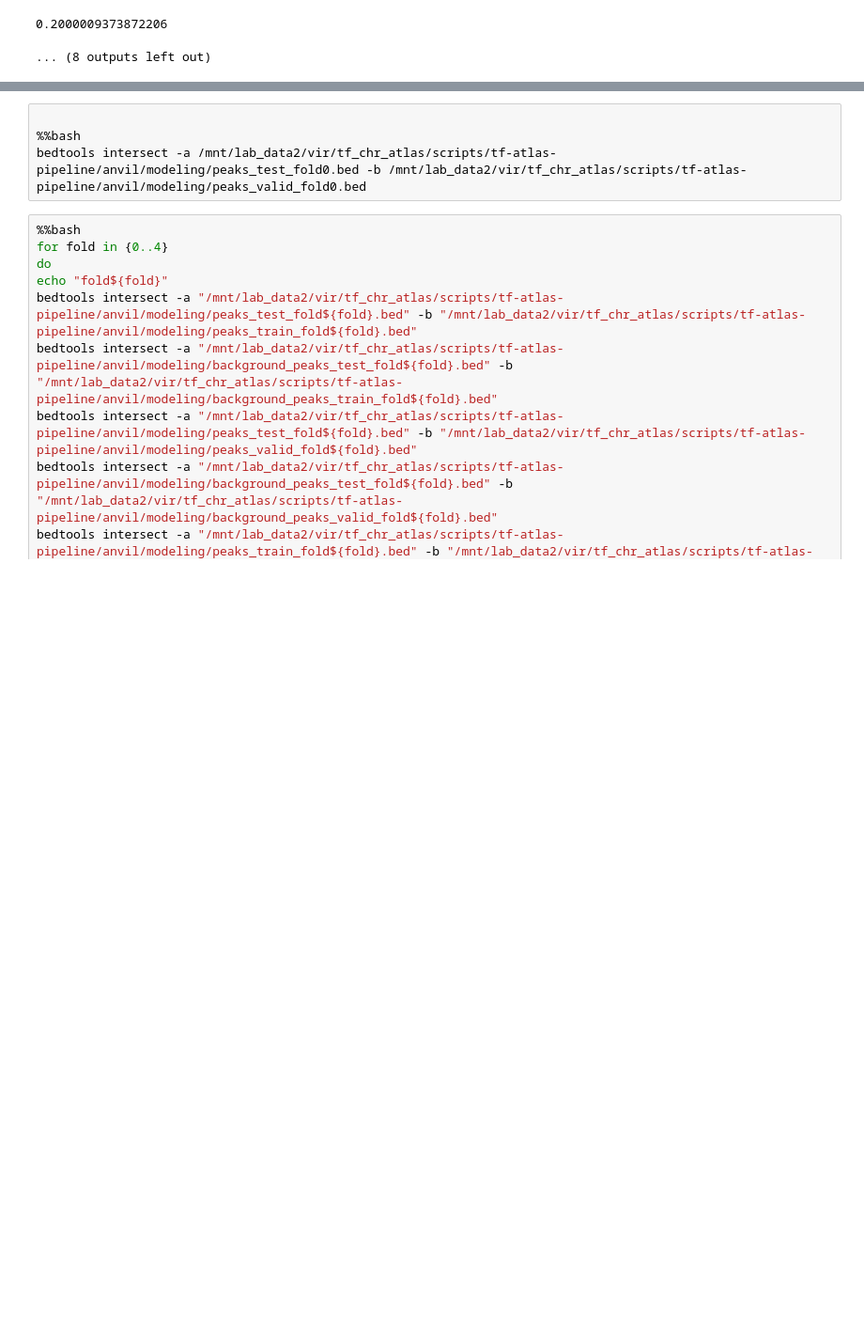
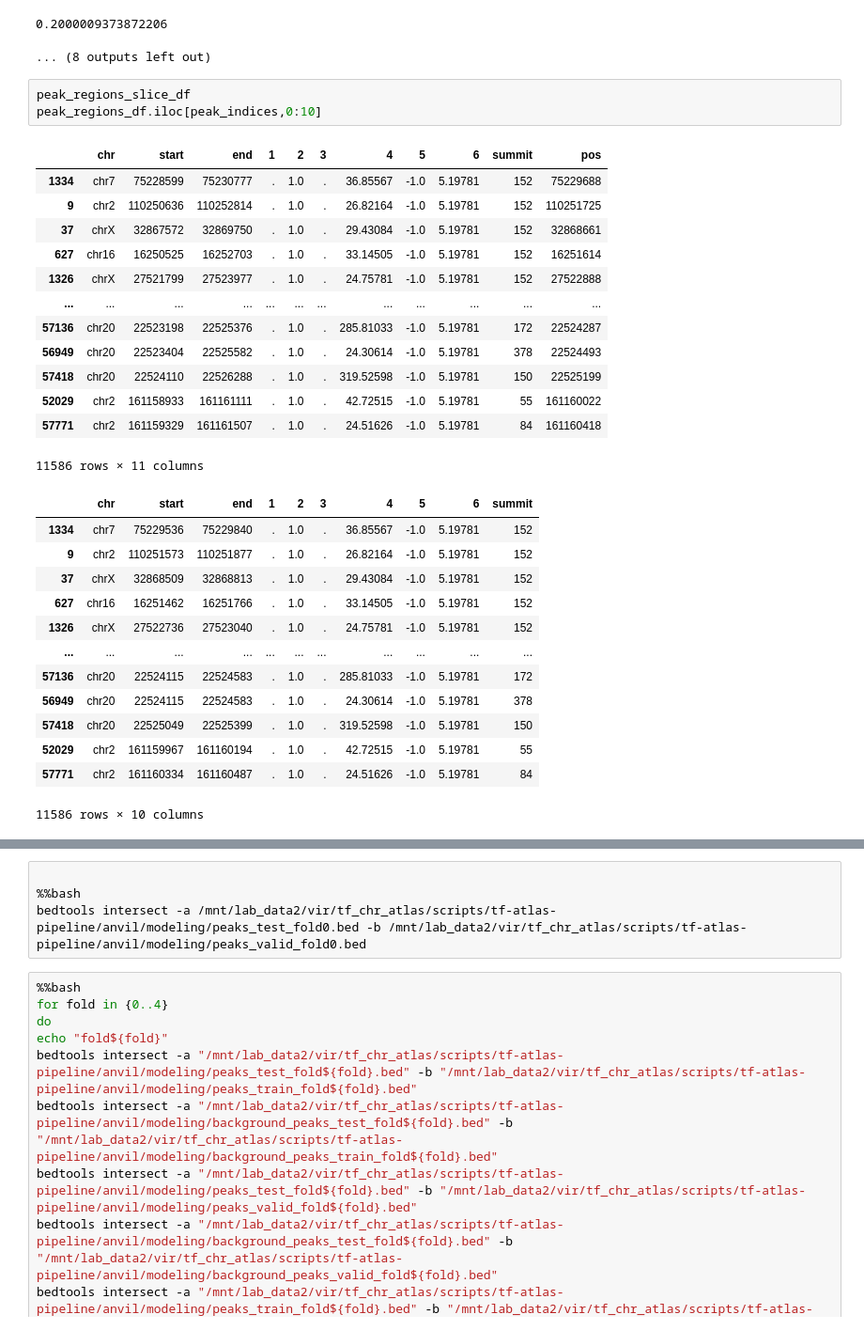
Before and after one commit to viramalingam/tf-atlas-pipeline, a Jupyter notebook: anvil/modeling/peak_wise_training_splits.ipynb, the cells around one changed output, grey strips where cells are left out. Shown: that part at 94% size. Drawn from its saved outputs; the diff is of its cells as text; blank space fills up the shorter version.

```diff
--- a/anvil/modeling/peak_wise_training_splits.ipynb
+++ b/anvil/modeling/peak_wise_training_splits.ipynb
@@ -131,3 +131,33 @@ fold: 2
 0.2000009373872206
 0.2000009373872206
 ... (8 outputs left out)
+# %%
+peak_regions_slice_df
+peak_regions_df.iloc[peak_indices,0:10]
+# %% [output]
+|  | chr | start | end | 1 | 2 | 3 | 4 | 5 | 6 | summit | pos |
+| 1334 | chr7 | 75228599 | 75230777 | . | 1.0 | . | 36.85567 | -1.0 | 5.19781 | 152 | 75229688 |
+| 9 | chr2 | 110250636 | 110252814 | . | 1.0 | . | 26.82164 | -1.0 | 5.19781 | 152 | 110251725 |
+| 37 | chrX | 32867572 | 32869750 | . | 1.0 | . | 29.43084 | -1.0 | 5.19781 | 152 | 32868661 |
+| 627 | chr16 | 16250525 | 16252703 | . | 1.0 | . | 33.14505 | -1.0 | 5.19781 | 152 | 16251614 |
+| 1326 | chrX | 27521799 | 27523977 | . | 1.0 | . | 24.75781 | -1.0 | 5.19781 | 152 | 27522888 |
+| ... | ... | ... | ... | ... | ... | ... | ... | ... | ... | ... | ... |
+| 57136 | chr20 | 22523198 | 22525376 | . | 1.0 | . | 285.81033 | -1.0 | 5.19781 | 172 | 22524287 |
+| 56949 | chr20 | 22523404 | 22525582 | . | 1.0 | . | 24.30614 | -1.0 | 5.19781 | 378 | 22524493 |
+| 57418 | chr20 | 22524110 | 22526288 | . | 1.0 | . | 319.52598 | -1.0 | 5.19781 | 150 | 22525199 |
+| 52029 | chr2 | 161158933 | 161161111 | . | 1.0 | . | 42.72515 | -1.0 | 5.19781 | 55 | 161160022 |
+| 57771 | chr2 | 161159329 | 161161507 | . | 1.0 | . | 24.51626 | -1.0 | 5.19781 | 84 | 161160418 |
+11586 rows × 11 columns
+|  | chr | start | end | 1 | 2 | 3 | 4 | 5 | 6 | summit |
+| 1334 | chr7 | 75229536 | 75229840 | . | 1.0 | . | 36.85567 | -1.0 | 5.19781 | 152 |
+| 9 | chr2 | 110251573 | 110251877 | . | 1.0 | . | 26.82164 | -1.0 | 5.19781 | 152 |
+| 37 | chrX | 32868509 | 32868813 | . | 1.0 | . | 29.43084 | -1.0 | 5.19781 | 152 |
+| 627 | chr16 | 16251462 | 16251766 | . | 1.0 | . | 33.14505 | -1.0 | 5.19781 | 152 |
+| 1326 | chrX | 27522736 | 27523040 | . | 1.0 | . | 24.75781 | -1.0 | 5.19781 | 152 |
+| ... | ... | ... | ... | ... | ... | ... | ... | ... | ... | ... |
+| 57136 | chr20 | 22524115 | 22524583 | . | 1.0 | . | 285.81033 | -1.0 | 5.19781 | 172 |
+| 56949 | chr20 | 22524115 | 22524583 | . | 1.0 | . | 24.30614 | -1.0 | 5.19781 | 378 |
+| 57418 | chr20 | 22525049 | 22525399 | . | 1.0 | . | 319.52598 | -1.0 | 5.19781 | 150 |
+| 52029 | chr2 | 161159967 | 161160194 | . | 1.0 | . | 42.72515 | -1.0 | 5.19781 | 55 |
+| 57771 | chr2 | 161160334 | 161160487 | . | 1.0 | . | 24.51626 | -1.0 | 5.19781 | 84 |
+11586 rows × 10 columns
```
Also changed, not shown: parts of 10 cells of this notebook, 2 other files.
